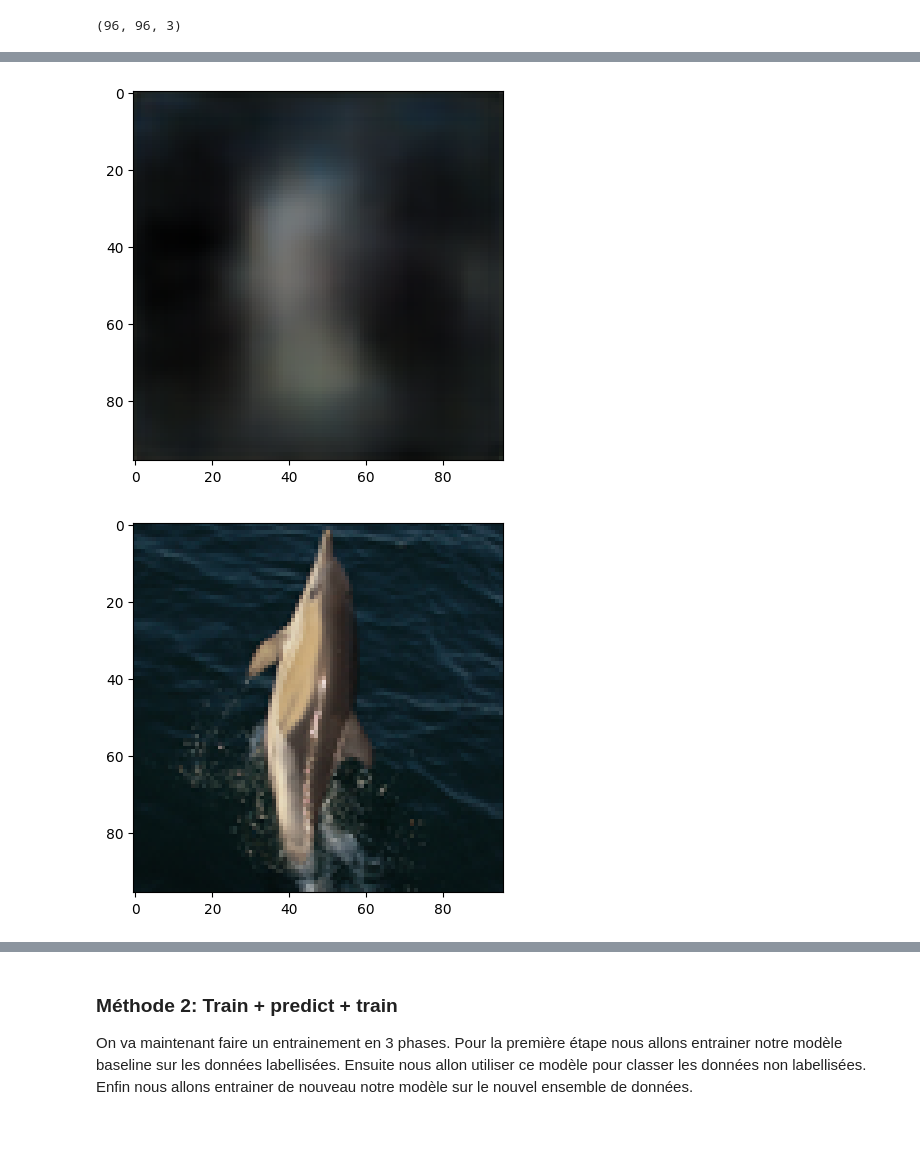
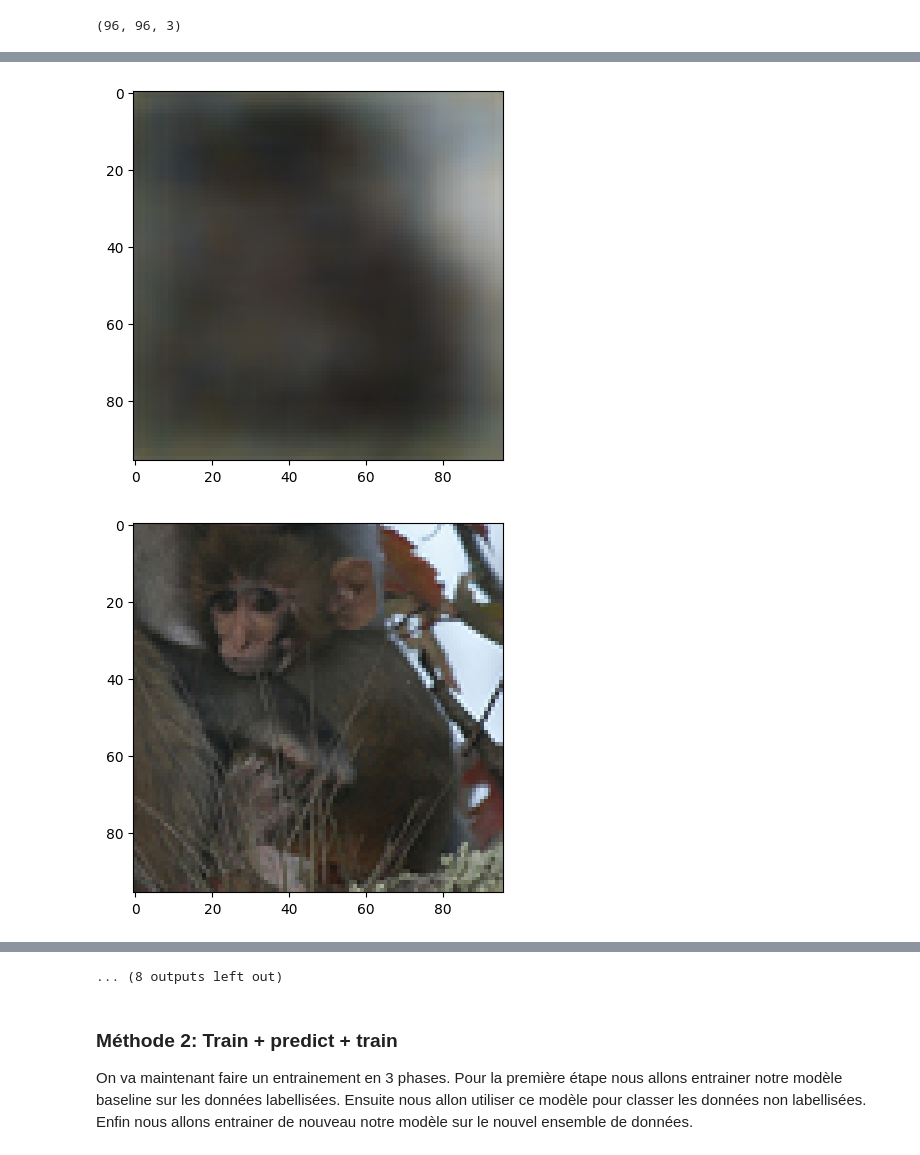
Before and after one commit to ramamo17/ComputerVisionIASD, a Jupyter notebook: Projet_Deep_Learning_pour_les_images.ipynb, the cells around one changed output, grey strips where cells are left out. Saved outputs shown, nothing was run; the diff lists cells and outputs as text; code cells hidden in the pictures.

```diff
--- a/Projet_Deep_Learning_pour_les_images.ipynb
+++ b/Projet_Deep_Learning_pour_les_images.ipynb
@@ -595,7 +595,7 @@ from sklearn.model_selection import train_test_split
 
 # Prétraitement des données
 input_shape = (96, 96, 3)
-latent_dim = 32
+latent_dim = 16
 nb_of_unlabeled_images = 10000
 
 # Division des données non labellisées en ensembles d'entraînement et de validation
@@ -617,6 +617,7 @@ x = Conv2D(32, (3, 3), activation='relu', padding='same')(x)
 x = MaxPooling2D((2, 2), padding='same')(x)
 x = Flatten()(x)
 encoded = Dense(latent_dim, activation='relu', name='encoded')(x)
+print("encoded.shape", encoded.shape)
 ##############################################################################################################
 # Décodeur
 x = Dense(12*12*128, activation='relu')(encoded)
@@ -652,2 +653,6 @@ Trainable params: 984291 (3.75 MB)
 Non-trainable params: 0 (0.00 Byte)
 _________________________________________________________________
+# %%
+# Compilation et entraînement de l'autoencodeur
+autoencoder.compile(optimizer='adam', loss='mse')
+autoencoder.fit(train_images_unlabeled, train_images_unlabeled, epochs=10, batch_size=128, validation_data=(val_images_unlabeled, val_images_unlabeled))
@@ -768,8 +797,12 @@ predicted_val_images_unlabeled = autoencoder.predict(val_images_unlabeled)
 # %%
 # Ici qu'on génère l'image reconstruite pour comparaison
-indice = 7
-plot_image(predicted_val_images_unlabeled[indice])
-plot_image(val_images_unlabeled[indice])
+indice = 10
+for i in range(indice):
+    plot_image(predicted_val_images_unlabeled[i])
+    # save the image
+    plt.imsave(f'image_reconstruite_{i}.png', predicted_val_images_unlabeled[i])
+    plot_image(val_images_unlabeled[i])
+    plt.imsave(f'image_originale_{i}.png', val_images_unlabeled[i])
 # %% [output]
-[figure, old version]
+[figure, new version]
-[figure, old version]
+[figure, new version]
@@ -776,3 +819,4 @@ plot_image(val_images_unlabeled[indice])
+... (8 outputs left out)
 # %% [markdown]
 ### Méthode 2: Train + predict + train
 On va maintenant faire un entrainement en 3 phases. Pour la première étape nous allons entrainer notre modèle baseline sur les données labellisées. Ensuite nous allon utiliser ce modèle pour classer les données non labellisées. Enfin nous allons entrainer de nouveau notre modèle sur le nouvel ensemble de données.
```
Also changed, not shown: parts of 7 cells of this notebook.
